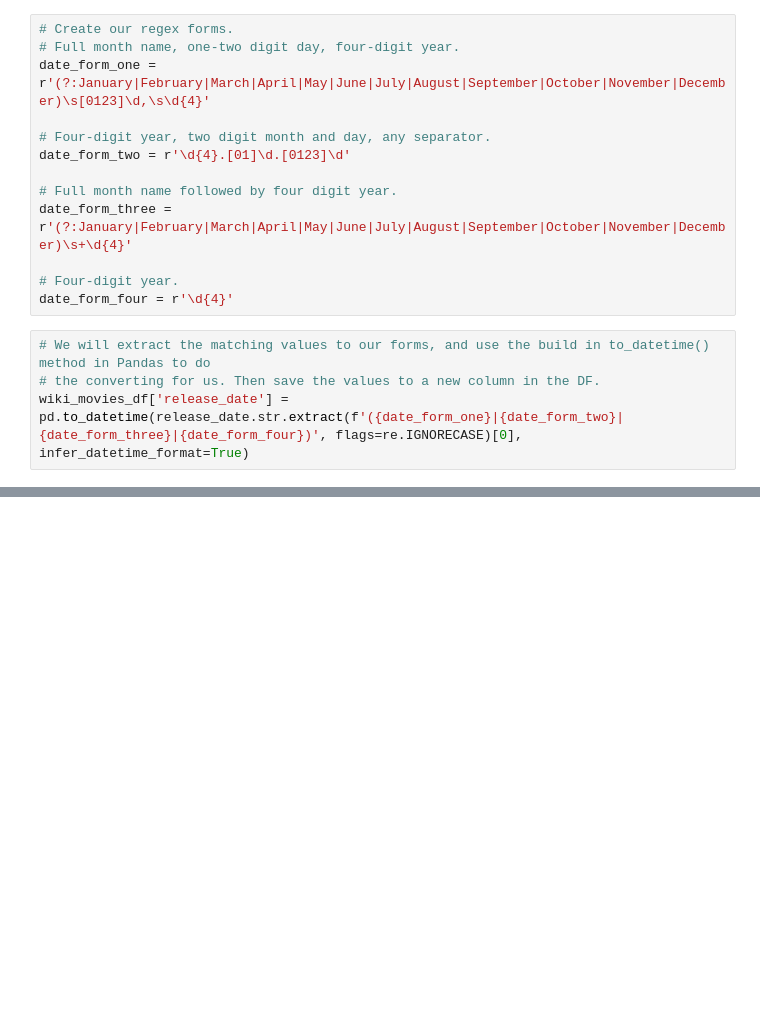
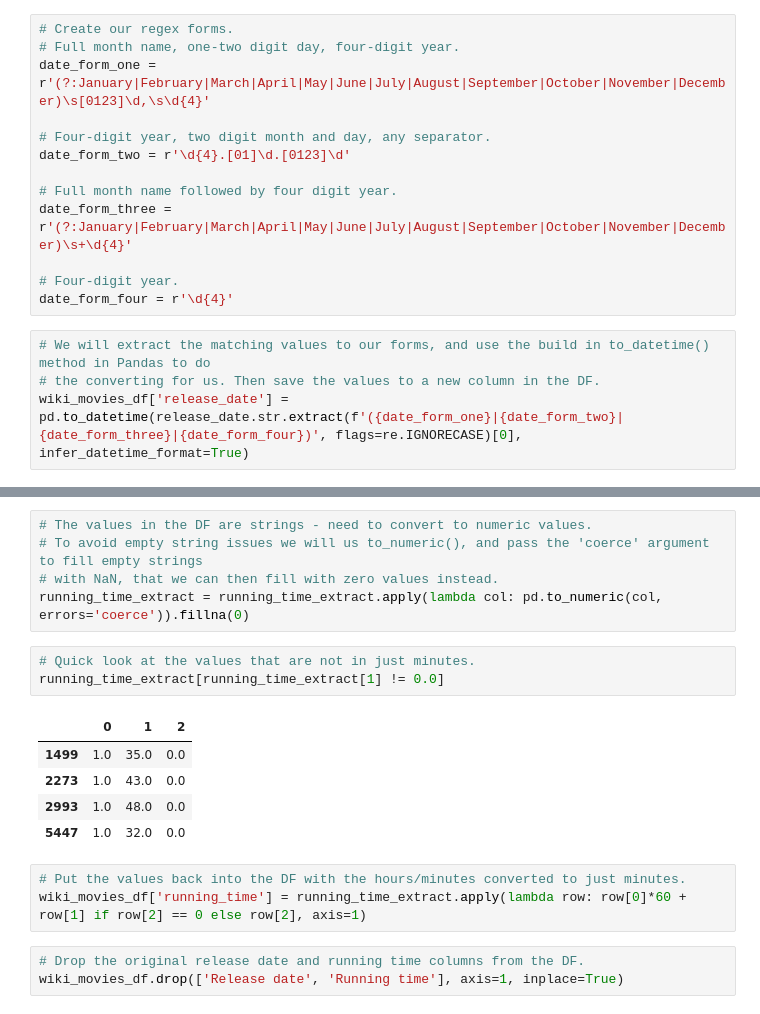
Before and after one commit to SDCoulter/Movies-ETL, a Jupyter notebook: data_analysis.ipynb, the cells around one changed output, grey strips where cells are left out. Drawn from its saved outputs; the diff is of its cells as text; blank space fills up the shorter version.

```diff
--- a/data_analysis.ipynb
+++ b/data_analysis.ipynb
@@ -558,0 +643,20 @@ wiki_movies_df['release_date'] = pd.to_datetime(release_date.str.extract(f'({dat
+# %%
+# The values in the DF are strings - need to convert to numeric values.
+# To avoid empty string issues we will us to_numeric(), and pass the 'coerce' argument to fill empty strings
+# with NaN, that we can then fill with zero values instead.
+running_time_extract = running_time_extract.apply(lambda col: pd.to_numeric(col, errors='coerce')).fillna(0)
+# %%
+# Quick look at the values that are not in just minutes.
+running_time_extract[running_time_extract[1] != 0.0]
+# %% [output]
+|  | 0 | 1 | 2 |
+| 1499 | 1.0 | 35.0 | 0.0 |
+| 2273 | 1.0 | 43.0 | 0.0 |
+| 2993 | 1.0 | 48.0 | 0.0 |
+| 5447 | 1.0 | 32.0 | 0.0 |
+# %%
+# Put the values back into the DF with the hours/minutes converted to just minutes.
+wiki_movies_df['running_time'] = running_time_extract.apply(lambda row: row[0]*60 + row[1] if row[2] == 0 else row[2], axis=1)
+# %%
+# Drop the original release date and running time columns from the DF.
+wiki_movies_df.drop(['Release date', 'Running time'], axis=1, inplace=True)
```
Also changed, not shown: parts of 6 cells of this notebook.
